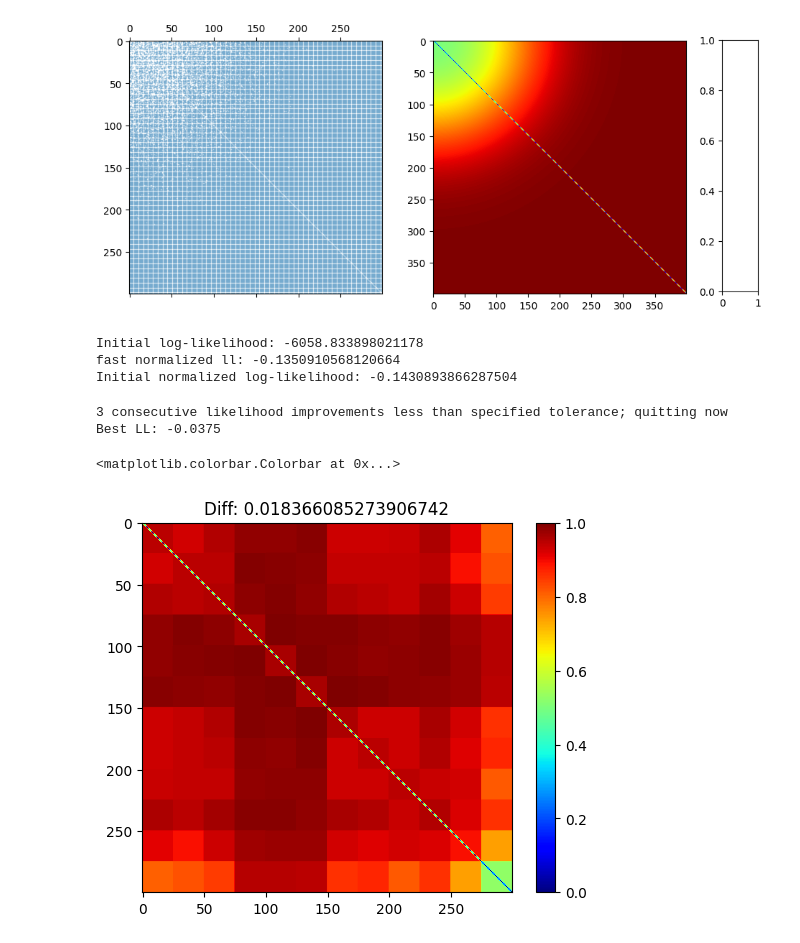
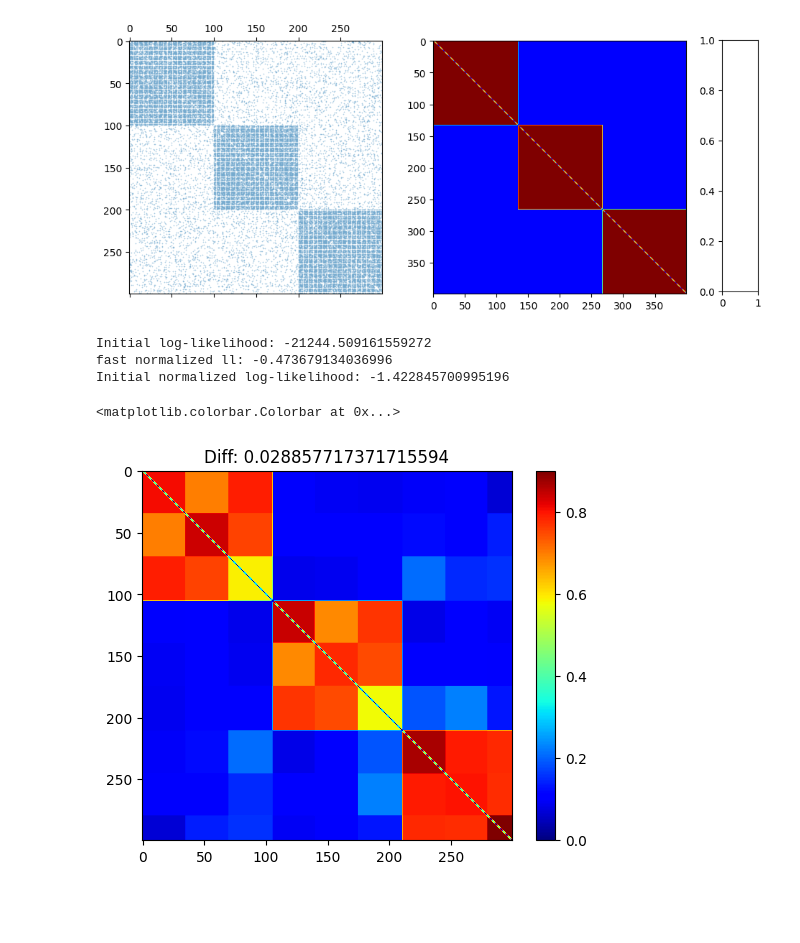
Before and after one commit to dufourc1/pygraphon, a Jupyter notebook: dev/2022_10_01_test_estimators.ipynb, the cells around one changed output. Cells and saved outputs as stored; diff of their text form; code cells hidden in the pictures; blank space fills up the shorter version.

```diff
--- a/dev/2022_10_01_test_estimators.ipynb
+++ b/dev/2022_10_01_test_estimators.ipynb
@@ -19,7 +22,7 @@ from pygraphon.norm import MseProbaEdge
 graphon_matrix = np.array([[0.8,0.1,0.1],[0.1,0.8,0.1],[0.1,0.1,0.8]])
 #set up normalised graphon with graphon
 graphon = StepGraphon(graphon_matrix,1/3)
-graphon = graphon_logit_sum
+#graphon = graphon_logit_sum
 
 
 A = graphon.draw(rho = 1,n = 300, exchangeable=False)
@@ -33,22 +36,20 @@ _ = spy(A, ax=ax[0])
 #ax[0].imshow(A.astype(int), cmap='jet')
 plt.show()
 # %% [output]
-[figure, old version]
+[figure, new version]
 # %%
-hist = HistogramEstimator()
-hist.fit(graph= A, bandwidthHist= None, method = "matlab")
+hist = HistogramEstimator(method = "matlab")
+hist.fit(graph= A, bandwidthHist= None)
 diff = norm(graphon, hist)
 plt.imshow(hist.get_graphon()._get_edge_probabilities(300,False,True), cmap = "jet")
 plt.title(f"Diff: {diff}")
 plt.colorbar()
 # %% [output]
-Initial log-likelihood: -6058.833898021178
-fast normalized ll: -0.1350910568120664
-Initial normalized log-likelihood: -0.1430893866287504
+Initial log-likelihood: -21244.509161559272
+fast normalized ll: -0.473679134036996
+Initial normalized log-likelihood: -1.422845700995196
-3 consecutive likelihood improvements less than specified tolerance; quitting now
-Best LL: -0.0375
+<matplotlib.colorbar.Colorbar at 0x...>
-<matplotlib.colorbar.Colorbar at 0x...>
-[figure, old version]
+[figure, new version]
 # %%
 plt.imshow(hist.get_edge_connectivity(), cmap = "jet")
 plt.colorbar()
```
Also changed, not shown: parts of 8 cells of this notebook, 5 other files.
